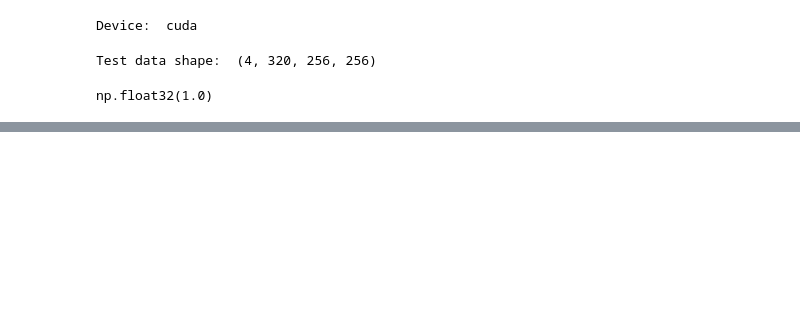
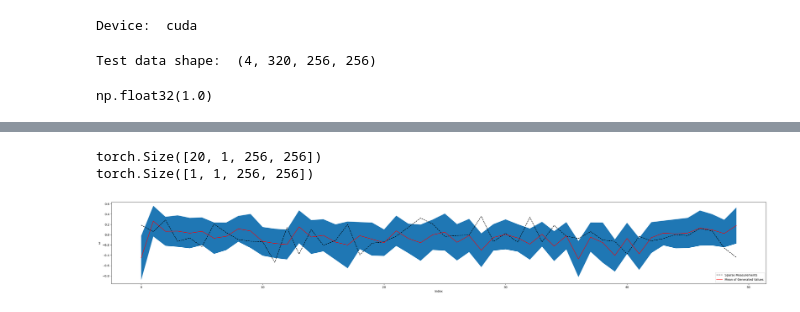
Before and after one commit to baristuran/baris-personal, a Jupyter notebook: data_assimilation.ipynb, the cells around one changed output, grey strips where cells are left out. Drawn from its saved outputs; the diff is of its cells as text; code cells hidden in the pictures; blank space fills up the shorter version.

```diff
--- a/data_assimilation.ipynb
+++ b/data_assimilation.ipynb
@@ -300,0 +319,33 @@ Number of parameters: 1861697
+# %%
+K = 1
+steps = np.ones((K,), dtype=np.int16) * 100#
+idx =  np.random.randint(0, 20)
+snapshot = test_snapshots[trajectory,idx]
+print(sparse_measurement.shape)
+
+sparse_measurement_sample = sparse_measurement[idx].unsqueeze(0)
+print(sparse_measurement_sample.shape)
+
+enforced_measurements = []
+n = 100
+idx_sparse_measurement = np.random.randint(0,100)
+for i in range(n):
+    generated_image = denoise(sparse_measurement_sample, model,steps=steps, K=1, beta_max=0.02, output_freq=10, show_intermediate_output=False).squeeze().detach().cpu().numpy()
+    enforced_measurements.append(generated_image[nx,ny][idx_sparse_measurement: idx_sparse_measurement + 50])
+enforced_measurements = np.array(enforced_measurements)
+# %% [output]
+torch.Size([20, 1, 256, 256])
+torch.Size([1, 1, 256, 256])
+# %%
+mean = np.mean(enforced_measurements, axis=0)
+std = np.std(enforced_measurements, axis=0)
+plt.figure(figsize=(40,5))
+plt.plot(snapshot[nx,ny][:50], "--", color="k")
+plt.plot(mean, color="red")
+plt.fill_between(np.arange(50), mean- 3*std, mean+ 3*std)
+plt.xlabel("Index")
+plt.ylabel(r"$\omega$")
+plt.legend(["Sparse Measurements", "Mean of Generated Values"])
+plt.savefig("plots/uncertainty.png", dpi=400)
+# %% [output]
+[figure, added]
```
Also changed, not shown: parts of 5 cells of this notebook, 1 other file.
